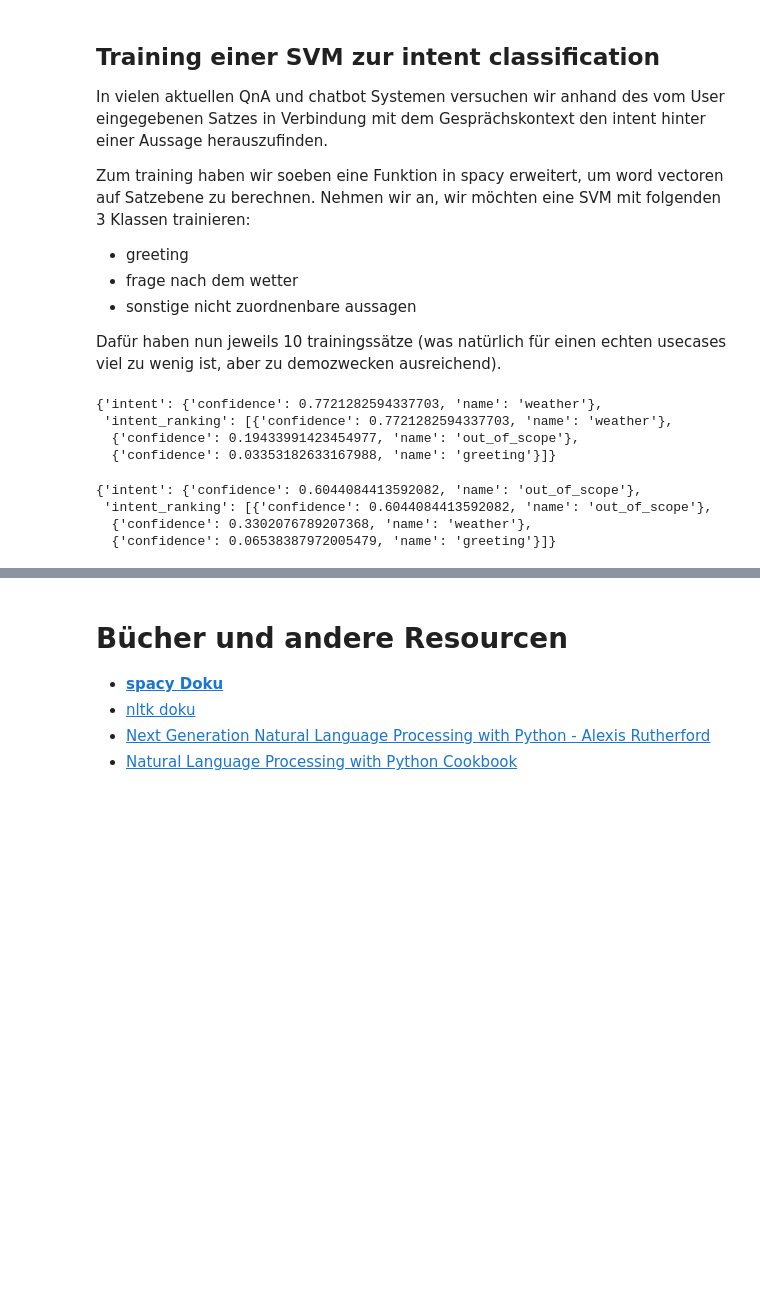
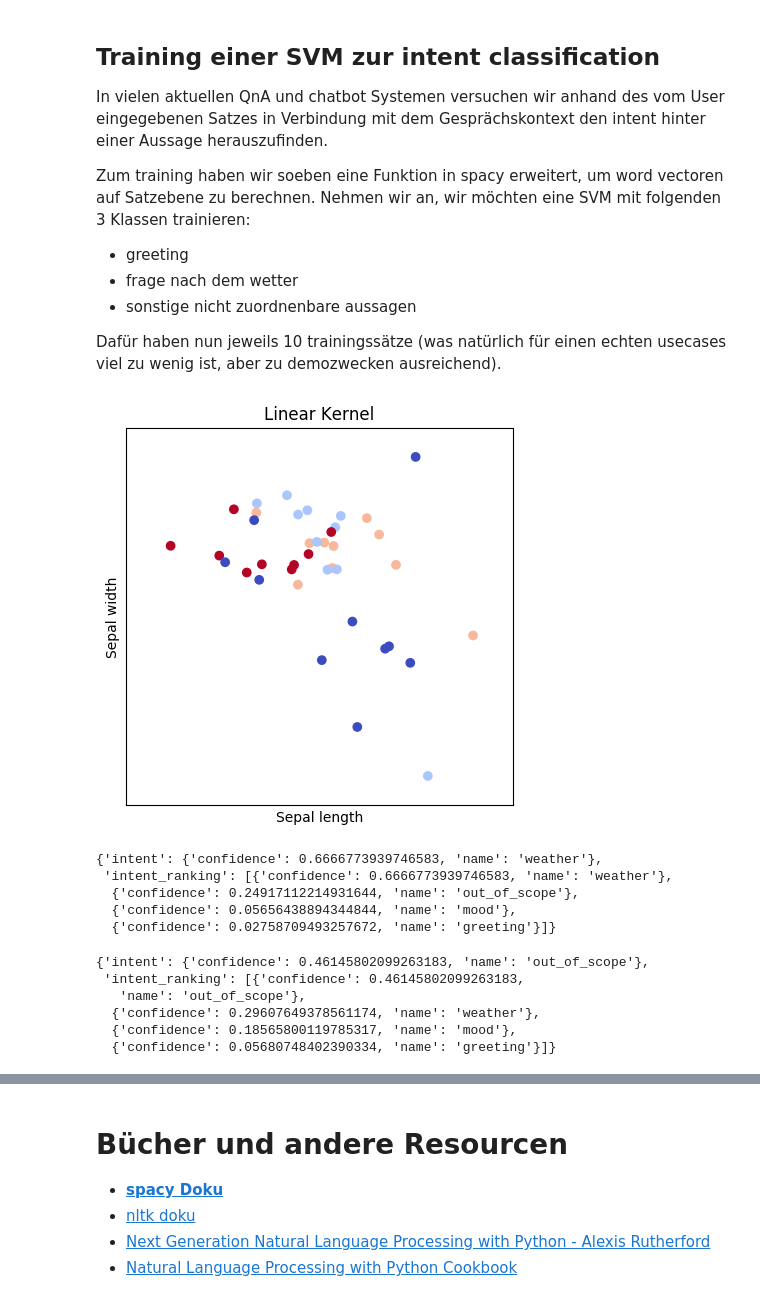
Before and after one commit to LilithWittmann/einfuehrung-nlp, a Jupyter notebook: Einfuehrung_NLP.ipynb, the cells around one changed output, grey strips where cells are left out. Saved outputs shown, nothing was run; the diff lists cells and outputs as text; code cells hidden in the pictures; blank space fills up the shorter version.

```diff
--- a/Einfuehrung_NLP.ipynb
+++ b/Einfuehrung_NLP.ipynb
@@ -350,6 +350,19 @@ training_data = {
         "Langsam fallen mir keine sätze mehr ein",
         "Warum muss ich soviel schreiben?",
         "Ob das wirklich mir 10 sätzen funktioniert, wage ich zu bezweifeln"
+    ],
+
+    "mood": [
+        "Mir geht es sehr gut",
+        "Ich fühle mich schlecht",
+        "Ich bin sehr traurig",
+        "Ganz OK",
+        "Mir ist langweilig",
+        "Ich weiß auch nicht, glaube ganz in Ordnung",
+        "Ich bin glücklich",
+        "Mir geht es sehr gut, weil ich heute einen Vortrag auf dem Techcamp halten darf",
+        "Ich glaube mir geht es nicht so gut.",
+        "Scheiße"
     ]
 
 }
@@ -502,24 +515,62 @@ class SklearnIntentClassifier(object):
         sorted_indices = np.flip(np.argsort(pred_result, axis=1), axis=1)
         return sorted_indices, pred_result[:, sorted_indices]
 # %%
-cls = SklearnIntentClassifier()
+clf = SklearnIntentClassifier()
 data = TrainingData()
 for intent in training_data:
     data.add_data([{"intent": intent, "text": example} for example in training_data[intent]])
 
-cls.train(data, 2)
+clf.train(data, 2)
+# %%
+import matplotlib.pyplot as plt
+import numpy as np
+from sklearn import datasets, linear_model
+
+# Plot the decision boundary. For that, we will assign a color to each
+# point in the mesh [x_min, x_max]x[y_min, y_max].
+X = np.array(clf.data["X"])
+plt.figure(figsize=(1200/100, 1200/100), dpi=100)
+plt.subplot(2, 2, 1)
+plt.subplots_adjust(wspace=0.4, hspace=0.4)
+x_min, x_max = X[:, 0].min() - 1, X[:, 0].max() + 1
+y_min, y_max = X[:, 1].min() - 1, X[:, 1].max() + 1
+xx, yy = np.meshgrid(np.arange(x_min, x_max, 0.2),
+                     np.arange(y_min, y_max, 0.2))
+#Z = clf.predict(np.c_[xx.ravel(), yy.ravel()])
+
+# Put the result into a color plot
+#Z = Z.reshape(xx.shape)
+#plt.contourf(xx, yy, Z, cmap=plt.cm.coolwarm, alpha=0.8)
+
+# Plot also the training points
+plt.scatter(X[:, 0], X[:, 1], c=clf.data["y"], cmap=plt.cm.coolwarm)
+plt.xlabel('Sepal length')
+plt.ylabel('Sepal width')
+plt.xlim(xx.min(), xx.max())
+plt.ylim(yy.min(), yy.max())
+plt.xticks(())
+plt.yticks(())
+
+plt.title("Linear Kernel")
+
+plt.show()
+# %% [output]
+[figure, added]
 # %%
-cls.process(nlp("Wie wird das wetter morgen?")._.vector)
+clf.process(nlp("Wie wird das wetter morgen?")._.vector)
 # %% [output]
-{'intent': {'confidence': 0.7721282594337703, 'name': 'weather'},
- 'intent_ranking': [{'confidence': 0.7721282594337703, 'name': 'weather'},
-  {'confidence': 0.19433991423454977, 'name': 'out_of_scope'},
-  {'confidence': 0.03353182633167988, 'name': 'greeting'}]}
+{'intent': {'confidence': 0.6666773939746583, 'name': 'weather'},
+ 'intent_ranking': [{'confidence': 0.6666773939746583, 'name': 'weather'},
+  {'confidence': 0.24917112214931644, 'name': 'out_of_scope'},
+  {'confidence': 0.05656438894344844, 'name': 'mood'},
+  {'confidence': 0.02758709493257672, 'name': 'greeting'}]}
 # %%
-cls.process(nlp("Ich möchte in Hamburg pizza bestellen")._.vector)
+clf.process(nlp("Ich möchte in Hamburg pizza bestellen")._.vector)
 # %% [output]
-{'intent': {'confidence': 0.6044084413592082, 'name': 'out_of_scope'},
- 'intent_ranking': [{'confidence': 0.6044084413592082, 'name': 'out_of_scope'},
-  {'confidence': 0.3302076789207368, 'name': 'weather'},
-  {'confidence': 0.06538387972005479, 'name': 'greeting'}]}
+{'intent': {'confidence': 0.46145802099263183, 'name': 'out_of_scope'},
+ 'intent_ranking': [{'confidence': 0.46145802099263183,
+   'name': 'out_of_scope'},
+  {'confidence': 0.29607649378561174, 'name': 'weather'},
+  {'confidence': 0.18565800119785317, 'name': 'mood'},
+  {'confidence': 0.05680748402390334, 'name': 'greeting'}]}
 # %%
```
Also changed, not shown: parts of 11 cells of this notebook, 1 other file.
